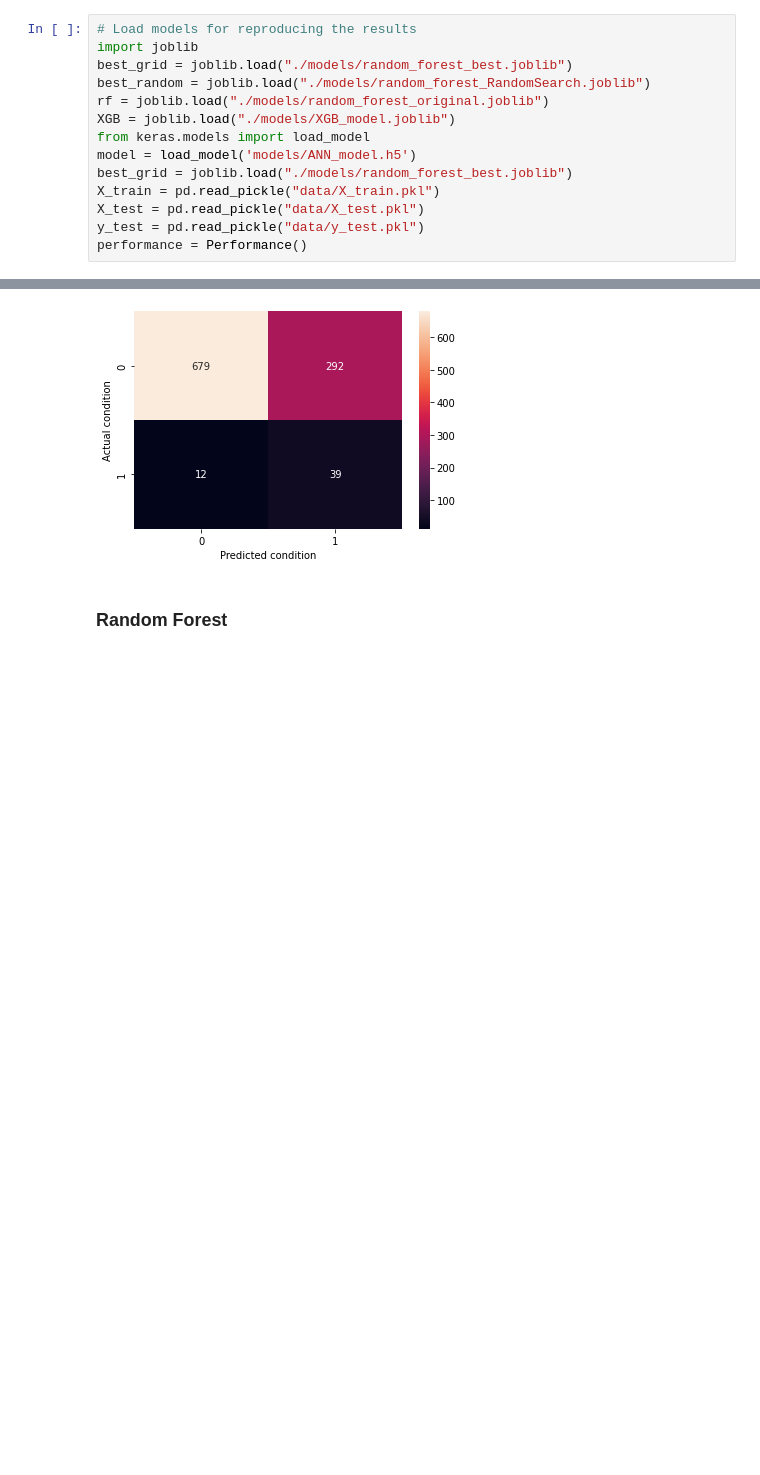
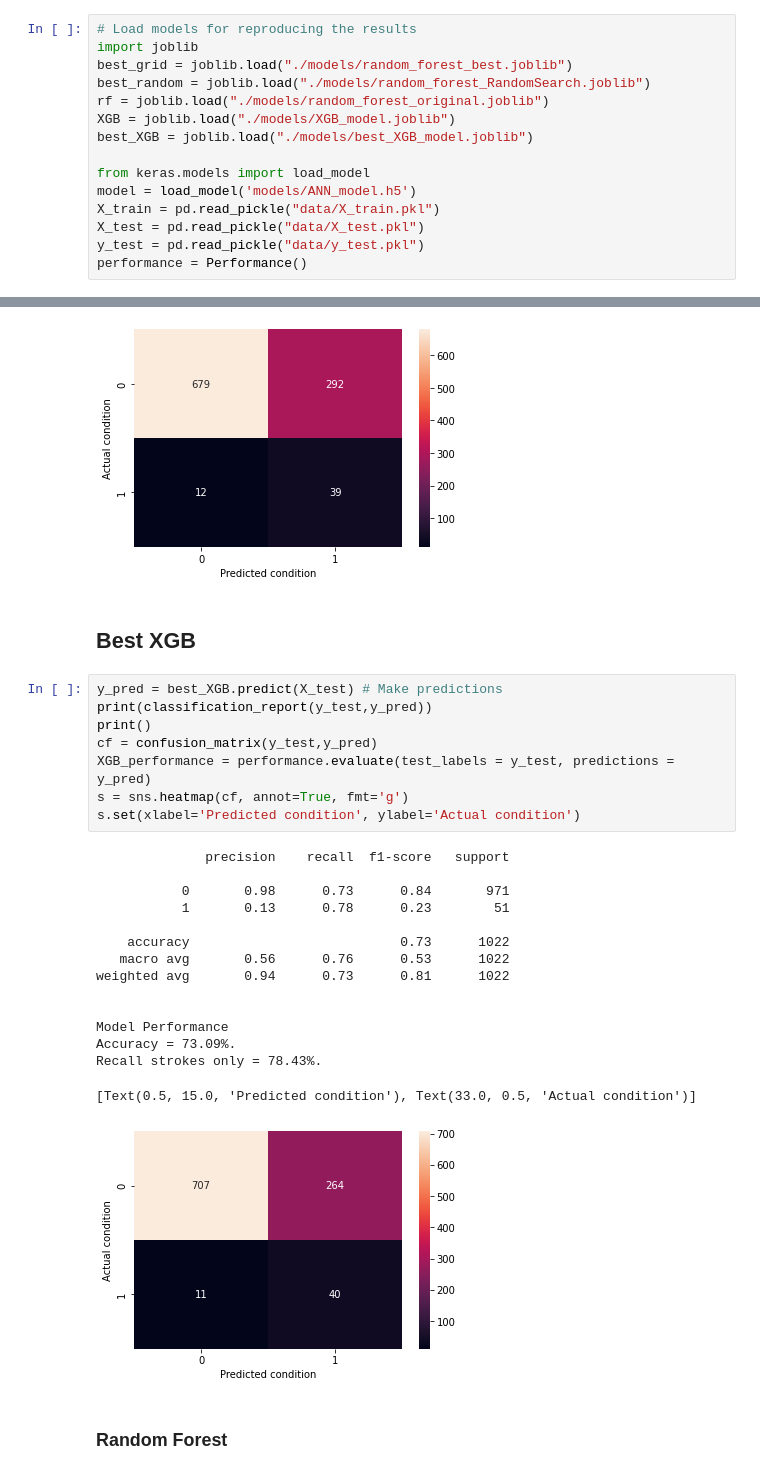
Before and after one commit to katrinenymann/data_science_exam, a Jupyter notebook: interpret_results.ipynb, the cells around one changed output, grey strips where cells are left out. Drawn from its saved outputs; the diff is of its cells as text; blank space fills up the shorter version.

```diff
--- a/interpret_results.ipynb
+++ b/interpret_results.ipynb
@@ -19,9 +19,10 @@ best_grid = joblib.load("./models/random_forest_best.joblib")
 best_random = joblib.load("./models/random_forest_RandomSearch.joblib")
 rf = joblib.load("./models/random_forest_original.joblib")
 XGB = joblib.load("./models/XGB_model.joblib")
+best_XGB = joblib.load("./models/best_XGB_model.joblib")
+
 from keras.models import load_model
 model = load_model('models/ANN_model.h5')
-best_grid = joblib.load("./models/random_forest_best.joblib")
 X_train = pd.read_pickle("data/X_train.pkl")
 X_test = pd.read_pickle("data/X_test.pkl")
 y_test = pd.read_pickle("data/y_test.pkl")
@@ -84,6 +85,32 @@ Accuracy = 70.25%.
 Recall strokes only = 76.47%.
 [Text(0.5, 15.0, 'Predicted condition'), Text(33.0, 0.5, 'Actual condition')]
 [figure]
+# %% [markdown]
+## Best XGB
+# %%
+y_pred = best_XGB.predict(X_test) # Make predictions
+print(classification_report(y_test,y_pred))
+print()
+cf = confusion_matrix(y_test,y_pred)
+XGB_performance = performance.evaluate(test_labels = y_test, predictions = y_pred)
+s = sns.heatmap(cf, annot=True, fmt='g')
+s.set(xlabel='Predicted condition', ylabel='Actual condition')
+# %% [output]
+              precision    recall  f1-score   support
+
+           0       0.98      0.73      0.84       971
+           1       0.13      0.78      0.23        51
+
+    accuracy                           0.73      1022
+   macro avg       0.56      0.76      0.53      1022
+weighted avg       0.94      0.73      0.81      1022
+
+
+Model Performance
+Accuracy = 73.09%.
+Recall strokes only = 78.43%.
+[Text(0.5, 15.0, 'Predicted condition'), Text(33.0, 0.5, 'Actual condition')]
+[figure, added]
 # %% [markdown]
 ### Random Forest
 # %% [markdown]
```
Also changed, not shown: parts of 2 cells of this notebook, 1 other file.
